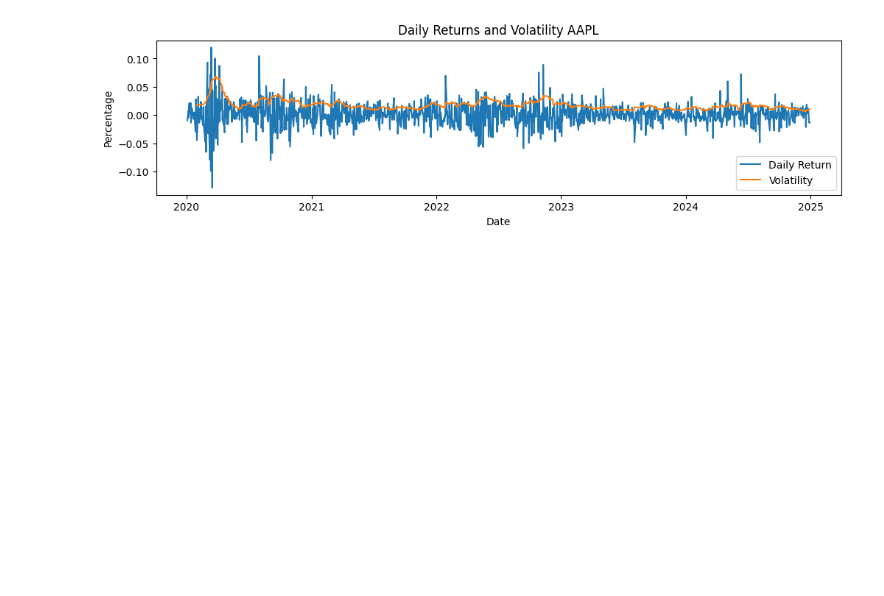
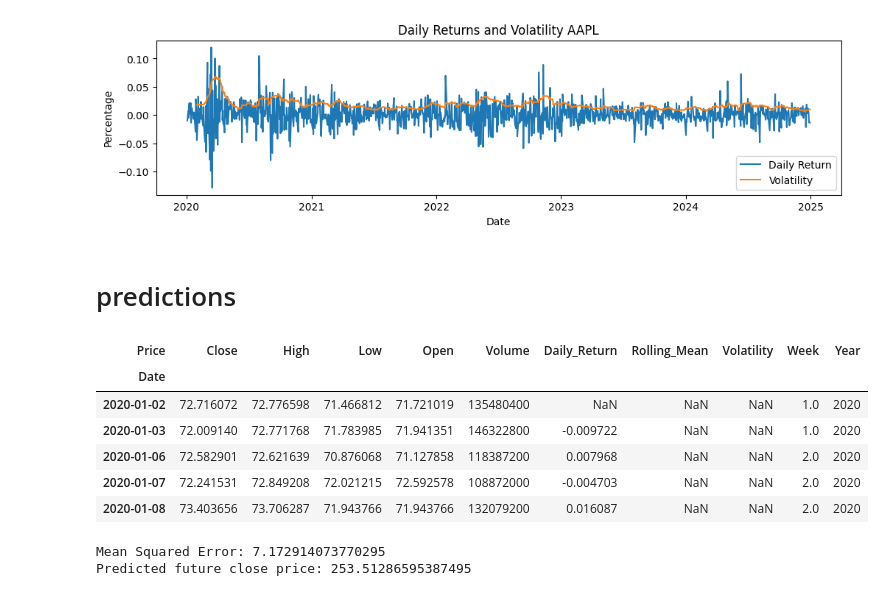
Before and after one commit to kgudalewski/Stocks_analysis, a Jupyter notebook: AAPL_stock_brief_analysis.ipynb, the cells around one changed output. Drawn from its saved outputs; the diff is of its cells as text; code cells hidden in the pictures; blank space fills up the shorter version.

Commit message:
adding simple linear regression to predict close price for next row based on current row data

```diff
--- a/AAPL_stock_brief_analysis.ipynb
+++ b/AAPL_stock_brief_analysis.ipynb
@@ -233,3 +257,42 @@ plt.legend()
 # %% [output]
 <matplotlib.legend.Legend at 0x...>
 [figure]
+# %% [markdown]
+# predictions
+# %%
+data.head()
+# %% [output]
+| Price | Close | High | Low | Open | Volume | Daily_Return | Rolling_Mean | Volatility | Week | Year |
+| Date |  |  |  |  |  |  |  |  |  |  |
+| 2020-01-02 | 72.716072 | 72.776598 | 71.466812 | 71.721019 | 135480400 | NaN | NaN | NaN | 1.0 | 2020 |
+| 2020-01-03 | 72.009140 | 72.771768 | 71.783985 | 71.941351 | 146322800 | -0.009722 | NaN | NaN | 1.0 | 2020 |
+| 2020-01-06 | 72.582901 | 72.621639 | 70.876068 | 71.127858 | 118387200 | 0.007968 | NaN | NaN | 2.0 | 2020 |
+| 2020-01-07 | 72.241531 | 72.849208 | 72.021215 | 72.592578 | 108872000 | -0.004703 | NaN | NaN | 2.0 | 2020 |
+| 2020-01-08 | 73.403656 | 73.706287 | 71.943766 | 71.943766 | 132079200 | 0.016087 | NaN | NaN | 2.0 | 2020 |
+# %%
+# predictions of future close price based on previous row/rows
+
+# Assuming your data is in a DataFrame called 'data' with a 'Close' column
+data['Future_Close'] = data['Close'].shift(-1)
+
+data = data.dropna() # drop last row with nan value
+
+X = data[['Close',"High",'Low', 'Open', "Rolling_Mean", 'Volatility']]
+y = data['Future_Close']
+
+X_train, X_test, y_train, y_test = train_test_split(X, y, test_size=0.2, random_state=42)
+
+model = LinearRegression()
+model.fit(X_train, y_train)
+
+predictions = model.predict(X_test)
+
+mse = mean_squared_error(y_test, predictions)
+print(f"Mean Squared Error: {mse}")
+
+last_row = data[['Close',"High",'Low', 'Open', "Rolling_Mean", 'Volatility']].iloc[-1]
+future_prediction = model.predict([last_row])
+print(f"Predicted future close price: {future_prediction[0]}")
+# %% [output]
+Mean Squared Error: 7.172914073770295
+Predicted future close price: 253.51286595387495
```
Also changed, not shown: parts of 11 cells of this notebook.
